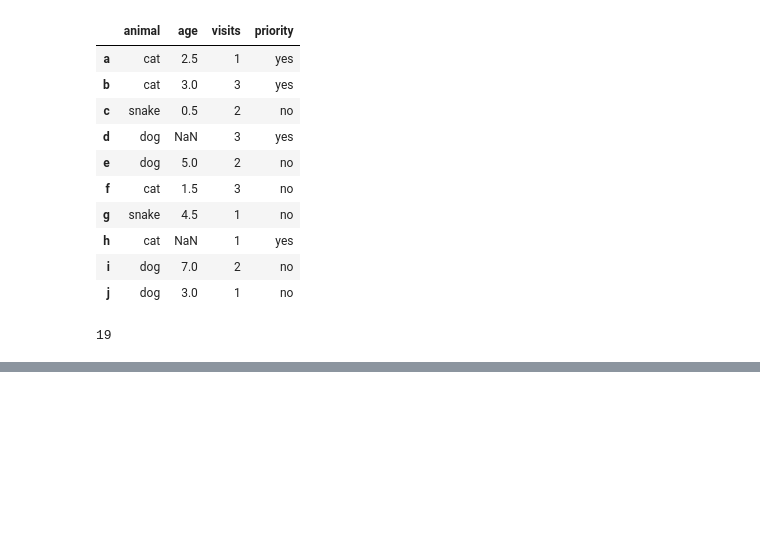
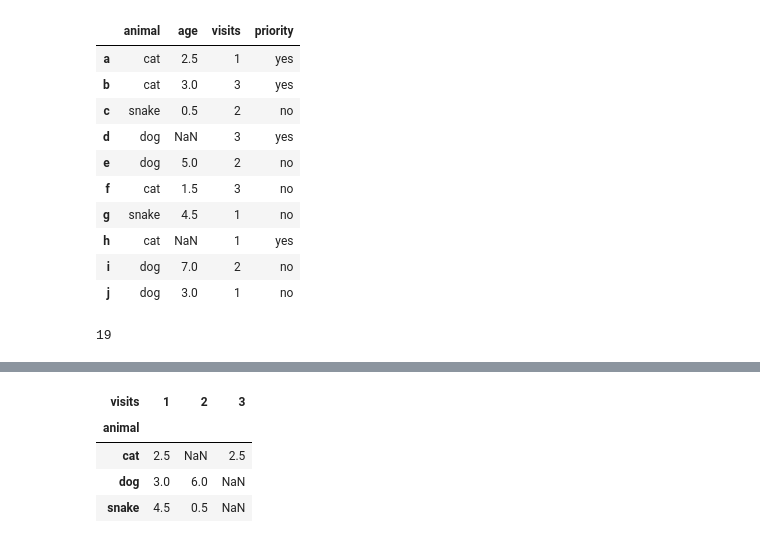
Before and after one commit to dvor85/Statistics, a Jupyter notebook: pandas.ipynb, the cells around one changed output, grey strips where cells are left out. Saved outputs shown, nothing was run; the diff lists cells and outputs as text; code cells hidden in the pictures; blank space fills up the shorter version.

```diff
--- a/pandas.ipynb
+++ b/pandas.ipynb
@@ -806,0 +889,23 @@ df["visits"].sum()
+# %%
+# Определите средний возраст для каждого типа животного и количества посещений.
+
+import pandas as pd
+import numpy as np
+
+data = {'animal': ['cat', 'cat', 'snake', 'dog', 'dog', 'cat', 'snake', 'cat', 'dog', 'dog'],
+        'age': [2.5, 3, 0.5, np.nan, 5, 2, 4.5, np.nan, 7, 3],
+        'visits': [1, 3, 2, 3, 2, 3, 1, 1, 2, 1],
+        'priority': ['yes', 'yes', 'no', 'yes', 'no', 'no', 'no', 'yes', 'no', 'no']}
+
+labels = ['a', 'b', 'c', 'd', 'e', 'f', 'g', 'h', 'i', 'j']
+
+df = pd.DataFrame(data, index=labels)
+
+#### YOUR ANSWER BELOW THIS LINE ######
+df.pivot_table(columns='visits', index='animal', values='age')
+# %% [output]
+| visits | 1 | 2 | 3 |
+| animal |  |  |  |
+| cat | 2.5 | NaN | 2.5 |
+| dog | 3.0 | 6.0 | NaN |
+| snake | 4.5 | 0.5 | NaN |
```
Also changed, not shown: parts of 9 cells of this notebook.
